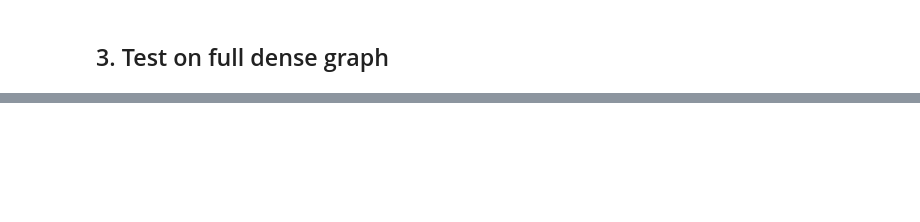
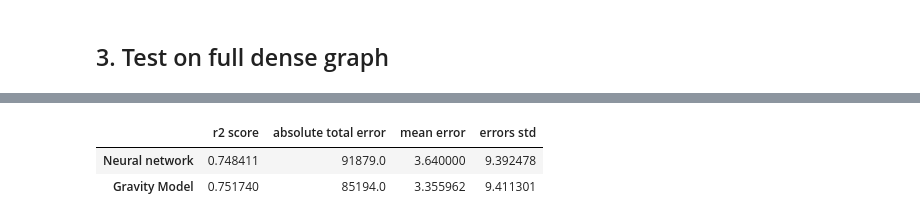
Before and after one commit to E-Kovtun/population_flows_nn, a Jupyter notebook: predict_flow.ipynb, the cells around one changed output, grey strips where cells are left out. Drawn from its saved outputs; the diff is of its cells as text; code cells hidden in the pictures; blank space fills up the shorter version.

```diff
--- a/predict_flow.ipynb
+++ b/predict_flow.ipynb
@@ -750,3 +773,23 @@ For edge with distance less than 4800 R2: tensor(0.0782)
+# %%
+pd.DataFrame({
+    "r2 score": [r2_loss(nn_predict_y, full_graph.y).item(), r2_loss(gravity_predict_y, full_graph.y).item()],
+    "absolute total error": [
+        (torch.sum(torch.abs(full_graph.y - nn_predict_y))).item(),
+        (torch.sum(torch.abs(full_graph.y - gravity_predict_y))).item()
+        ],
+    "mean error": [
+        torch.round(torch.mean(torch.abs(full_graph.y[full_graph.y !=0] - nn_predict_y[full_graph.y !=0])), decimals=2).item(),
+        torch.mean(torch.abs(full_graph.y[full_graph.y !=0] - gravity_predict_y[full_graph.y !=0])).item(),
+        ],
+    "errors std": [
+        torch.std(torch.abs(full_graph.y[full_graph.y !=0] - nn_predict_y[full_graph.y !=0])).item(),
+        torch.std(torch.abs(full_graph.y[full_graph.y !=0] - gravity_predict_y[full_graph.y !=0])).item()
+        ]
+}, index=["Neural network", "Gravity Model"])
+# %% [output]
+|  | r2 score | absolute total error | mean error | errors std |
+| Neural network | 0.748411 | 91879.0 | 3.640000 | 9.392478 |
+| Gravity Model | 0.751740 | 85194.0 | 3.355962 | 9.411301 |
 # %%
 fig, (ax0, ax1) = plt.subplots(1, 2, figsize=(15,6))
 kwargs = dict(alpha=0.5, bins=100, density=True, stacked=True, linewidth=0.1)
```
Also changed, not shown: parts of 25 cells of this notebook.
